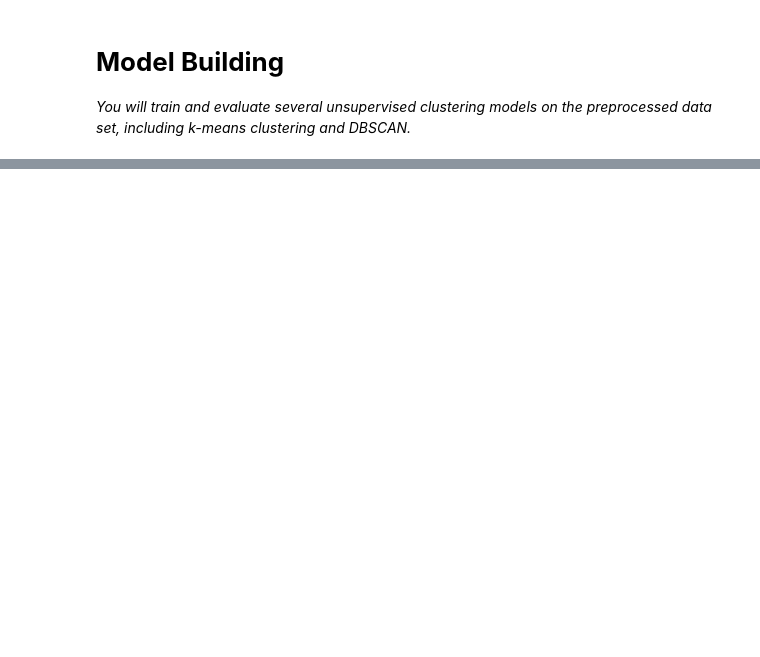
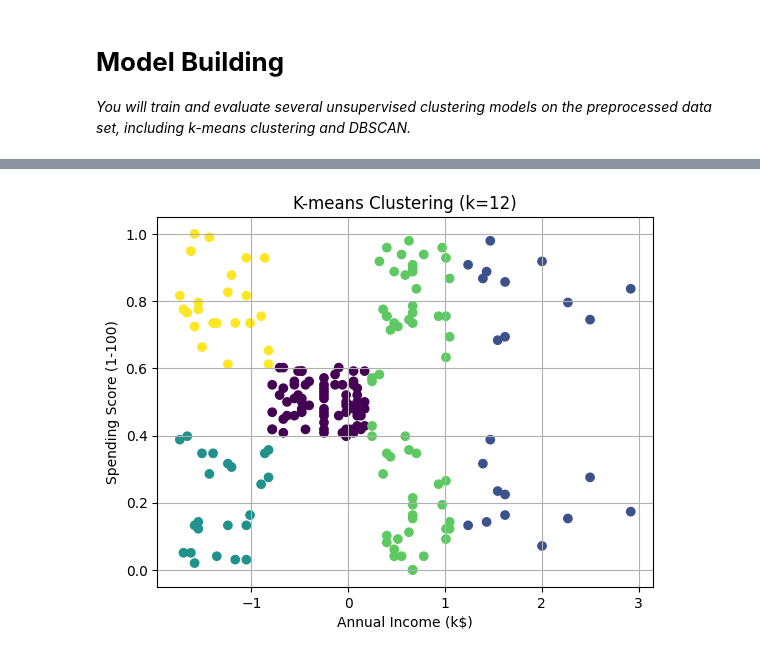
Before and after one commit to Abel-Lagonell/Machine_Learning, a Jupyter notebook: Project_3.ipynb, the cells around one changed output, grey strips where cells are left out. Drawn from its saved outputs; the diff is of its cells as text; code cells hidden in the pictures; blank space fills up the shorter version.

```diff
--- a/Project_3.ipynb
+++ b/Project_3.ipynb
@@ -106,12 +142,13 @@ for (i, col) in enumerate(df.columns.drop("Gender")):
 # %% [markdown]
 ## Preprocessing
 # %%
-from sklearn.preprocessing import StandardScaler, OrdinalEncoder, MinMaxScaler
+from sklearn.preprocessing import StandardScaler, MinMaxScaler
 from sklearn.pipeline import Pipeline
 from sklearn.impute import SimpleImputer
 from sklearn.compose import ColumnTransformer
+from sklearn.decomposition import PCA
 
-m_df = df.copy()
+m_df = df.copy().drop(["Gender", "Age"], axis =1)
 
 standard_pp = Pipeline([
     ('imputer', SimpleImputer(strategy='mean')),
@@ -123,16 +160,15 @@ min_max_pp = Pipeline([
     ('min_max', MinMaxScaler())
 ])
 
-categorical_pp = Pipeline([
-    ('imputer', SimpleImputer(fill_value='missing', strategy='constant')),
-    ('ordinal', OrdinalEncoder())
-])
-
 preprocessor = ColumnTransformer([
-    ('categorical', categorical_pp, ["Gender"]),
-    ('standard', standard_pp, ["Age", "Annual Income (k$)"]),
+    ('standard', standard_pp, [ "Annual Income (k$)"]),
     ('min_max', min_max_pp, ["Spending Score (1-100)"])
 ])
 
-preprocessor
+pipe = Pipeline([
+    ('column_transformer', preprocessor),
+    ('pca', PCA()),
+])
+
+pipe
 # %% [output]
@@ -175,0 +261,15 @@ m_df
+# %%
+def plot_kmeans(k:int = 12, X:pd.DataFrame = m_df, columns:int = [0,1]):
+    kmeans = KMeans(n_clusters=k, random_state=42)
+    y_kmeans = kmeans.fit_predict(X)
+
+    plt.scatter(m_df[X.columns[columns[0]]], m_df[X.columns[columns[1]]], c=y_kmeans, cmap='viridis')
+    plt.title(f'K-means Clustering (k=12)')
+    plt.xlabel(X.columns[columns[0]])
+    plt.ylabel(X.columns[columns[1]])
+    plt.grid()
+    plt.show()
+
+plot_kmeans(5, pca_df, [0,1])
+# %% [output]
+[figure, added]
```
Also changed, not shown: parts of 12 cells of this notebook.
